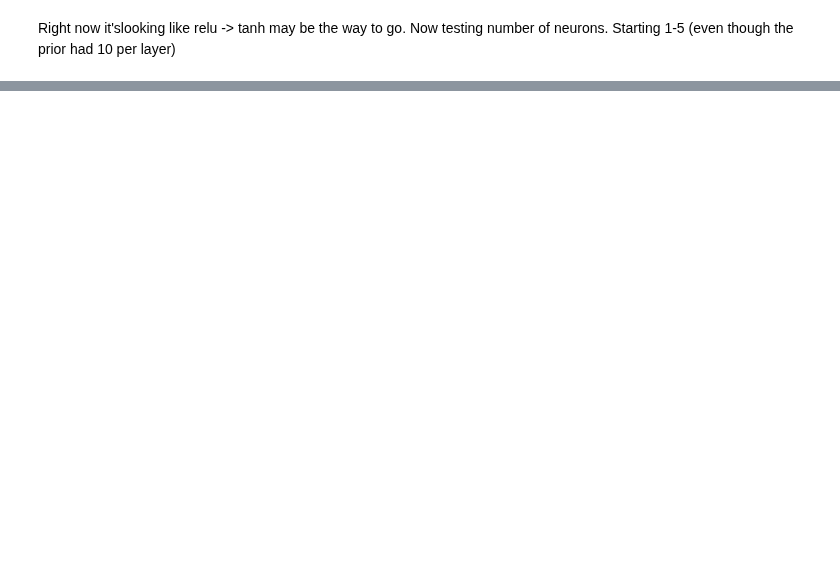
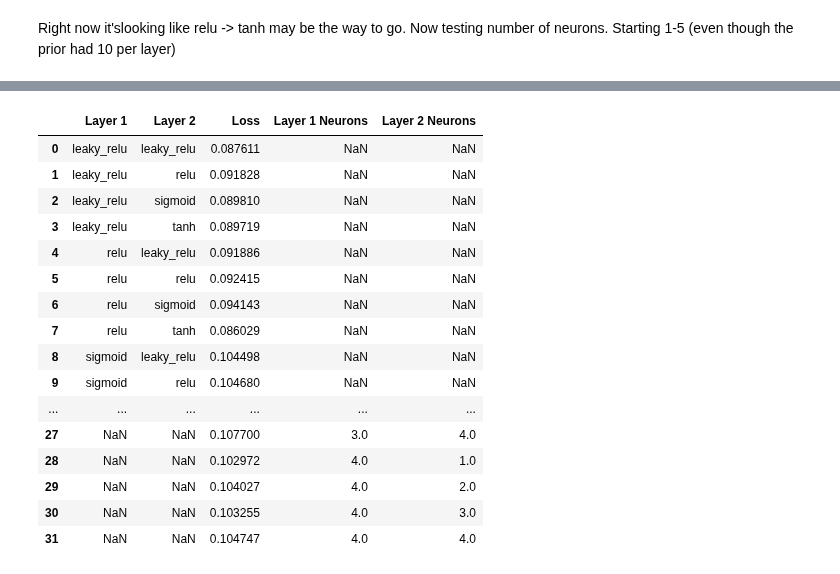
Before and after one commit to ubsuny/ML_LCVR-CP2P2024, a Jupyter notebook: model_fitting.ipynb, the cells around one changed output, grey strips where cells are left out. Drawn from its saved outputs; the diff is of its cells as text; code cells hidden in the pictures; blank space fills up the shorter version.

Commit message:
Fixed loss array in neuron number test and corrected iteration over max_neurons

```diff
--- a/model_fitting.ipynb
+++ b/model_fitting.ipynb
@@ -352,11 +352,12 @@ lossframe
 # %% [markdown]
 Right now it'slooking like relu -> tanh may be the way to go. Now testing number of neurons. Starting 1-5 (even though the prior had 10 per layer)
 # %%
+losses = []
 max_neurons = 5
 layernum = 0
 
-for i in range(1,max_neurons):
-    for j in range (1,max_neurons):
+for i in range(1,max_neurons+1):
+    for j in range (1,max_neurons+1):
         layernum += 1
         print("Training Layer Combination " + str(layernum) + " out of " + str(max_neurons**2))
         model = tf.keras.Sequential([
@@ -379,0 +392,21 @@ Training Layer Combination 5 out of 16
+# %%
+lossframe = pd.DataFrame(losses)
+lossframe
+# %% [output]
+|  | Layer 1 | Layer 2 | Loss | Layer 1 Neurons | Layer 2 Neurons |
+| 0 | leaky_relu | leaky_relu | 0.087611 | NaN | NaN |
+| 1 | leaky_relu | relu | 0.091828 | NaN | NaN |
+| 2 | leaky_relu | sigmoid | 0.089810 | NaN | NaN |
+| 3 | leaky_relu | tanh | 0.089719 | NaN | NaN |
+| 4 | relu | leaky_relu | 0.091886 | NaN | NaN |
+| 5 | relu | relu | 0.092415 | NaN | NaN |
+| 6 | relu | sigmoid | 0.094143 | NaN | NaN |
+| 7 | relu | tanh | 0.086029 | NaN | NaN |
+| 8 | sigmoid | leaky_relu | 0.104498 | NaN | NaN |
+| 9 | sigmoid | relu | 0.104680 | NaN | NaN |
+| ... | ... | ... | ... | ... | ... |
+| 27 | NaN | NaN | 0.107700 | 3.0 | 4.0 |
+| 28 | NaN | NaN | 0.102972 | 4.0 | 1.0 |
+| 29 | NaN | NaN | 0.104027 | 4.0 | 2.0 |
+| 30 | NaN | NaN | 0.103255 | 4.0 | 3.0 |
+| 31 | NaN | NaN | 0.104747 | 4.0 | 4.0 |
```
Also changed, not shown: parts of 2 cells of this notebook.
